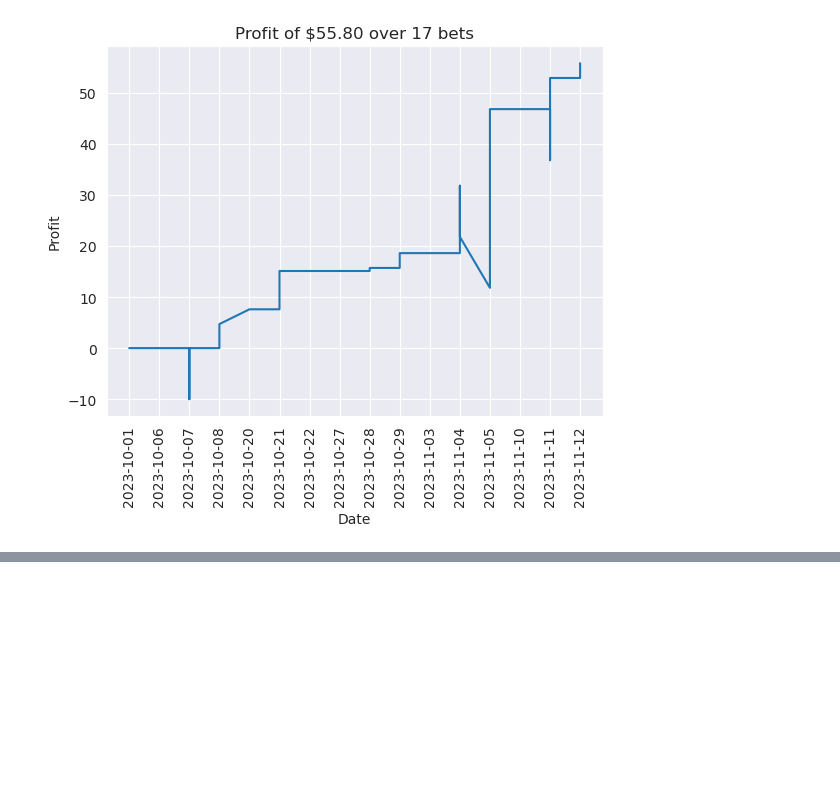
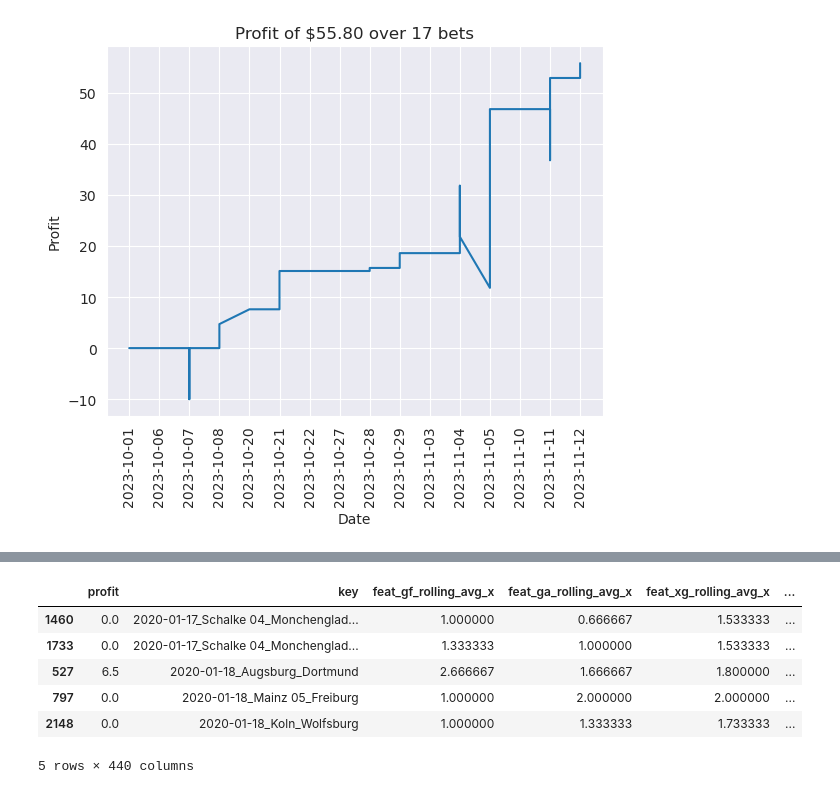
Before and after one commit to stoyanK7/football-prediction, a Jupyter notebook: notebooks/011-profitability.ipynb, the cells around one changed output, grey strips where cells are left out. Cells and saved outputs as stored; diff of their text form; code cells hidden in the pictures; blank space fills up the shorter version.

```diff
--- a/notebooks/011-profitability.ipynb
+++ b/notebooks/011-profitability.ipynb
@@ -166,0 +297,30 @@ plt.show()
+# %%
+def lam(x, bet=5):
+    predicted_home_win = x['prediction_x'] == 1
+    actual_home_win = x['actual_x'] == 1
+    predicted_away_loss = x['prediction_y'] == 0
+    actual_away_loss = x['actual_y'] == 0
+    actual_away_win = x['actual_y'] == 1
+    if actual_home_win and predicted_home_win and actual_away_loss and predicted_away_loss:
+        if x['info_venue_x'] == 'Home':
+            return x['b365h'] * bet - bet
+        else:
+            return x['b365a'] * bet - bet
+    elif not actual_home_win and predicted_home_win and actual_away_win and predicted_away_loss:
+        return -bet
+    else:
+        return 0
+
+merged_df2.insert(0,'profit',0)
+merged_df2['profit'] = merged_df2.apply(
+    lambda x: lam(x, 10),
+    axis=1
+)
+# %% [output]
+|  | profit | key | feat_gf_rolling_avg_x | feat_ga_rolling_avg_x | feat_xg_rolling_avg_x | ... |
+| 1460 | 0.0 | 2020-01-17_Schalke 04_Monchenglad... | 1.000000 | 0.666667 | 1.533333 | ... |
+| 1733 | 0.0 | 2020-01-17_Schalke 04_Monchenglad... | 1.333333 | 1.000000 | 1.533333 | ... |
+| 527 | 6.5 | 2020-01-18_Augsburg_Dortmund | 2.666667 | 1.666667 | 1.800000 | ... |
+| 797 | 0.0 | 2020-01-18_Mainz 05_Freiburg | 1.000000 | 2.000000 | 2.000000 | ... |
+| 2148 | 0.0 | 2020-01-18_Koln_Wolfsburg | 1.000000 | 1.333333 | 1.733333 | ... |
+5 rows × 440 columns
```
Also changed, not shown: parts of 10 cells of this notebook.
